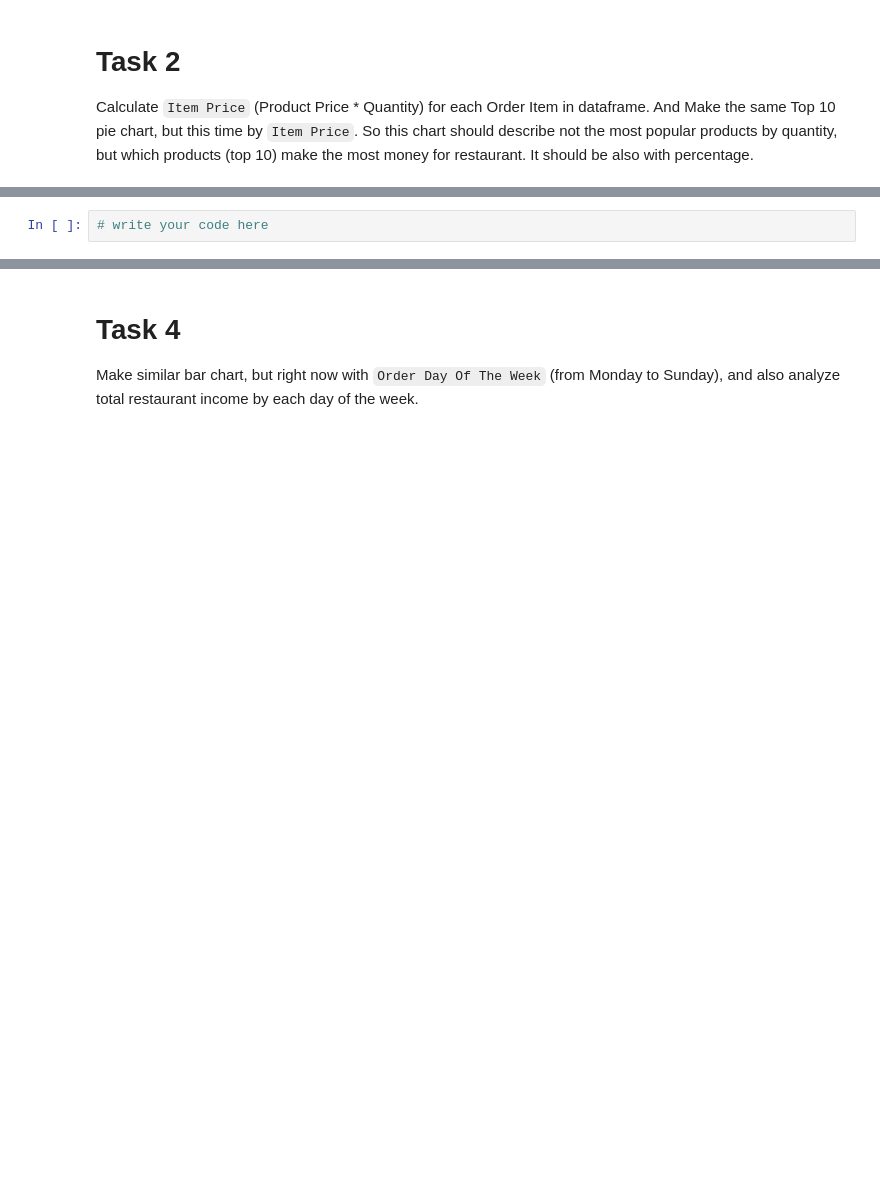
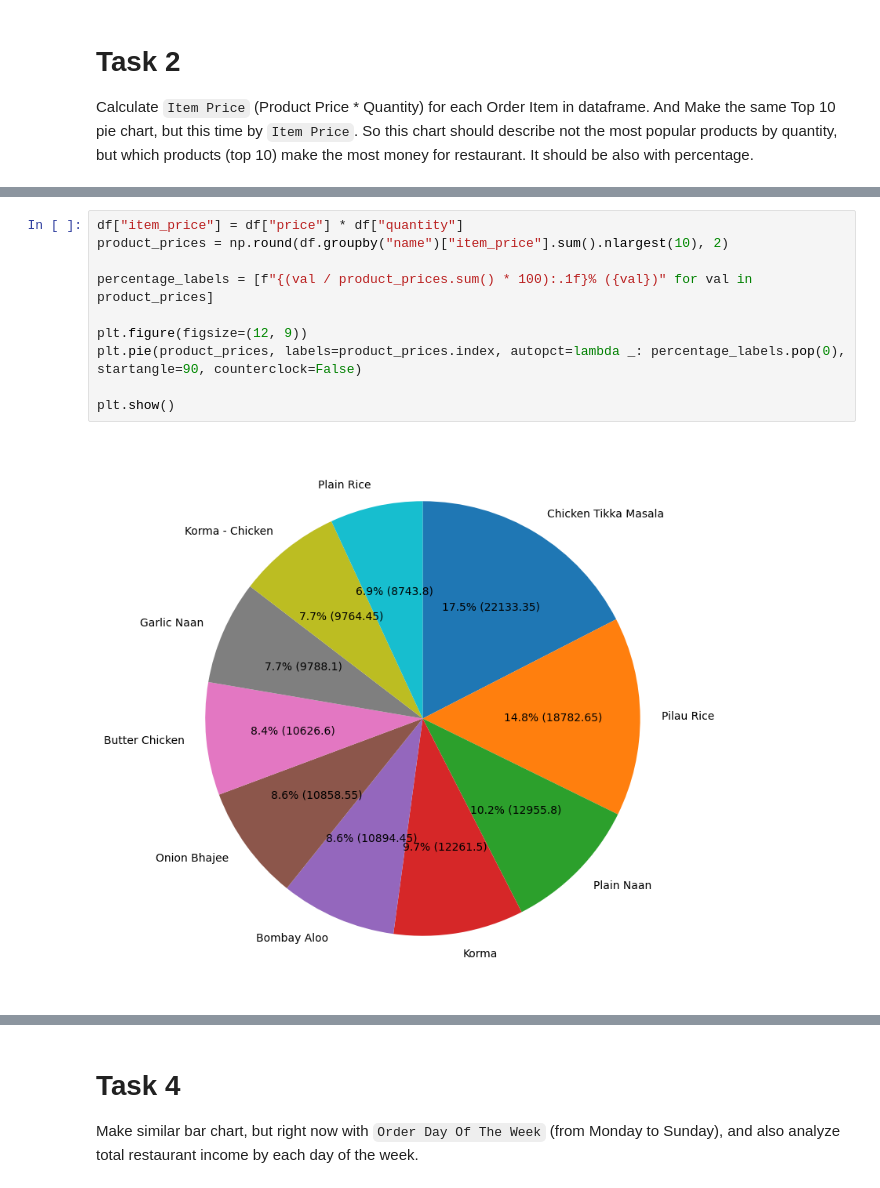
Before and after one commit to mate-academy/py-restaurant-data-analysis, a Jupyter notebook: app/main.ipynb, the cells around one changed output, grey strips where cells are left out. Cells and saved outputs as stored; diff of their text form; blank space fills up the shorter version.

```diff
--- a/app/main.ipynb
+++ b/app/main.ipynb
@@ -64,3 +51,15 @@ Length: 13081, dtype: datetime64[ns]
+# %%
+df["item_price"] = df["price"] * df["quantity"]
+product_prices = np.round(df.groupby("name")["item_price"].sum().nlargest(10), 2)
+
+percentage_labels = [f"{(val / product_prices.sum() * 100):.1f}% ({val})" for val in product_prices]
+
+plt.figure(figsize=(12, 9))
+plt.pie(product_prices, labels=product_prices.index, autopct=lambda _: percentage_labels.pop(0), startangle=90, counterclock=False)
+
+plt.show()
+# %% [output]
+[figure, added]
 # %% [markdown]
 # Task 3
 Calculate `Order Hour` based on `Order Datetime`, which will tell about the specific our the order was created (from 0 to 23). Using `Order Hour` create a bar chart, which will tell the total restaurant income based on the hour order was created. So on x-axis - it will be values from 0 to 23 (hours), on y-axis - it will be the total sum of order prices, which were sold on that hour.
@@ -68,5 +67,3 @@ Calculate `Order Hour` based on `Order Datetime`, which will tell about the spec
 Example:
 
 ![bar chart](../demo/bar.png)
-# %%
-# write your code here
```
Also changed, not shown: parts of 4 cells of this notebook.
